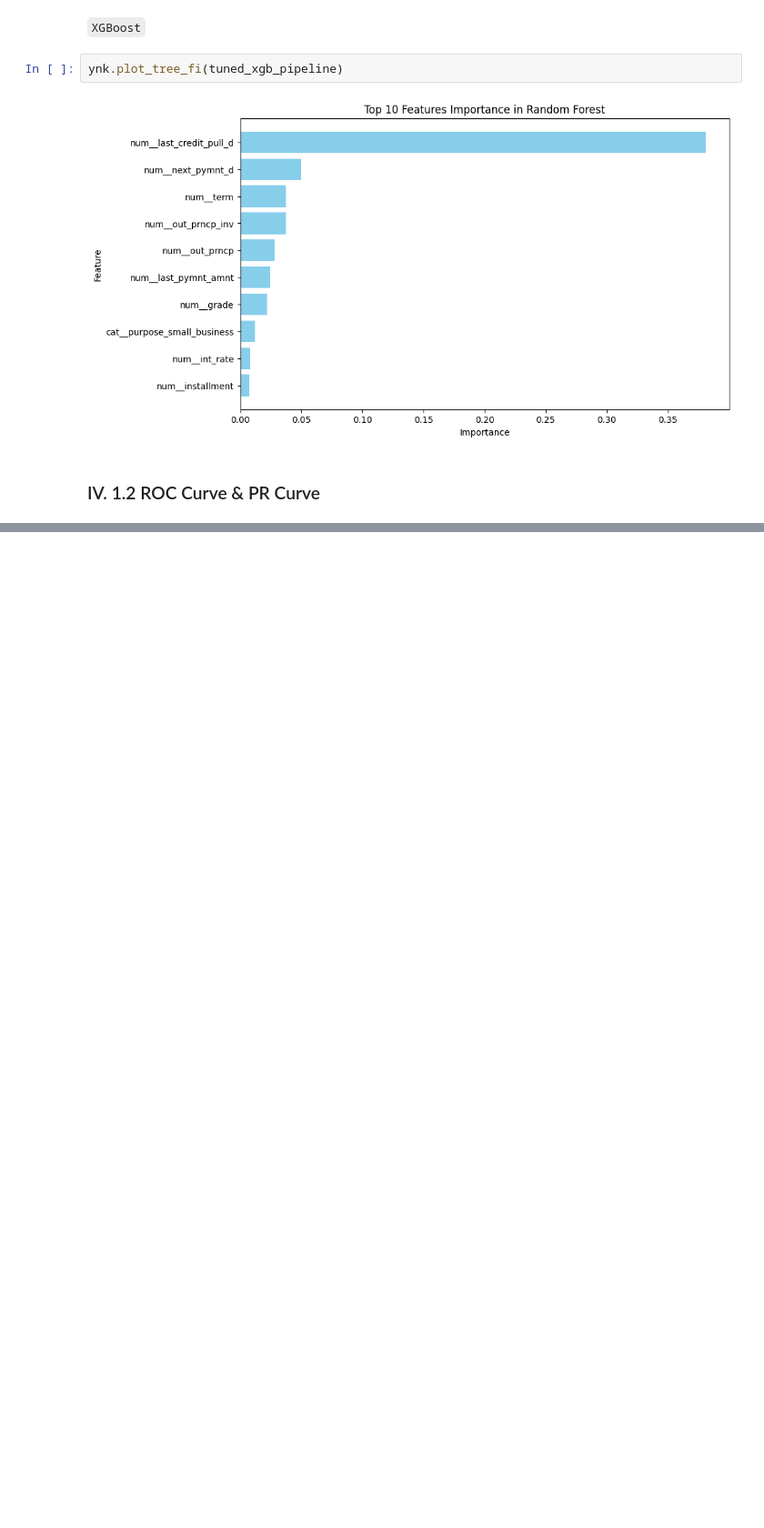
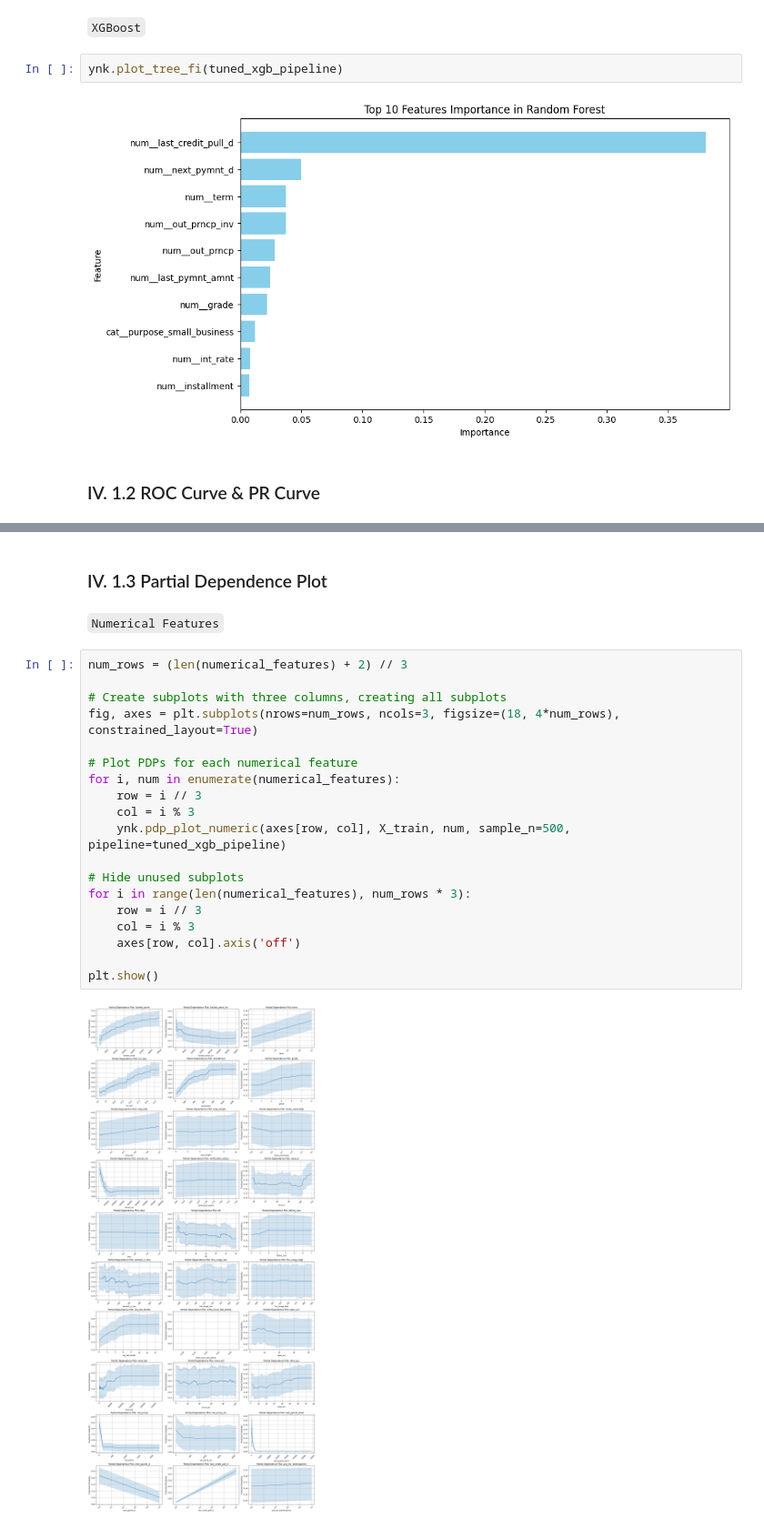
Before and after one commit to namtran6701/Default-Prediction, a Jupyter notebook: NamTran_notebook.ipynb, the cells around one changed output, grey strips where cells are left out. Shown at 91% size. Cells and saved outputs as stored; diff of their text form; blank space fills up the shorter version.

```diff
--- a/NamTran_notebook.ipynb
+++ b/NamTran_notebook.ipynb
@@ -798,0 +835,25 @@ ROC and PR curve for Stacking Classifier
+# %% [markdown]
+### IV. 1.3 Partial Dependence Plot
+# %% [markdown]
+`Numerical Features`
+# %%
+num_rows = (len(numerical_features) + 2) // 3
+
+# Create subplots with three columns, creating all subplots
+fig, axes = plt.subplots(nrows=num_rows, ncols=3, figsize=(18, 4*num_rows), constrained_layout=True)
+
+# Plot PDPs for each numerical feature
+for i, num in enumerate(numerical_features):
+    row = i // 3
+    col = i % 3
+    ynk.pdp_plot_numeric(axes[row, col], X_train, num, sample_n=500, pipeline=tuned_xgb_pipeline)
+
+# Hide unused subplots
+for i in range(len(numerical_features), num_rows * 3):
+    row = i // 3
+    col = i % 3
+    axes[row, col].axis('off')
+
+plt.show()
+# %% [output]
+[figure, added]
```
Also changed, not shown: parts of 16 cells of this notebook, 3 other files.
